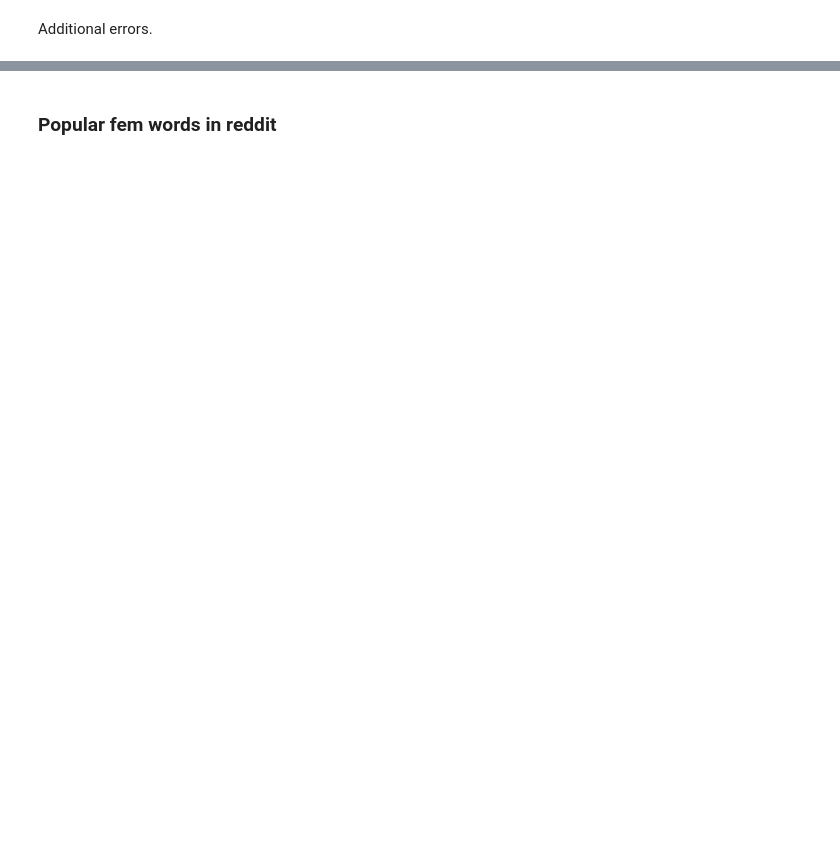
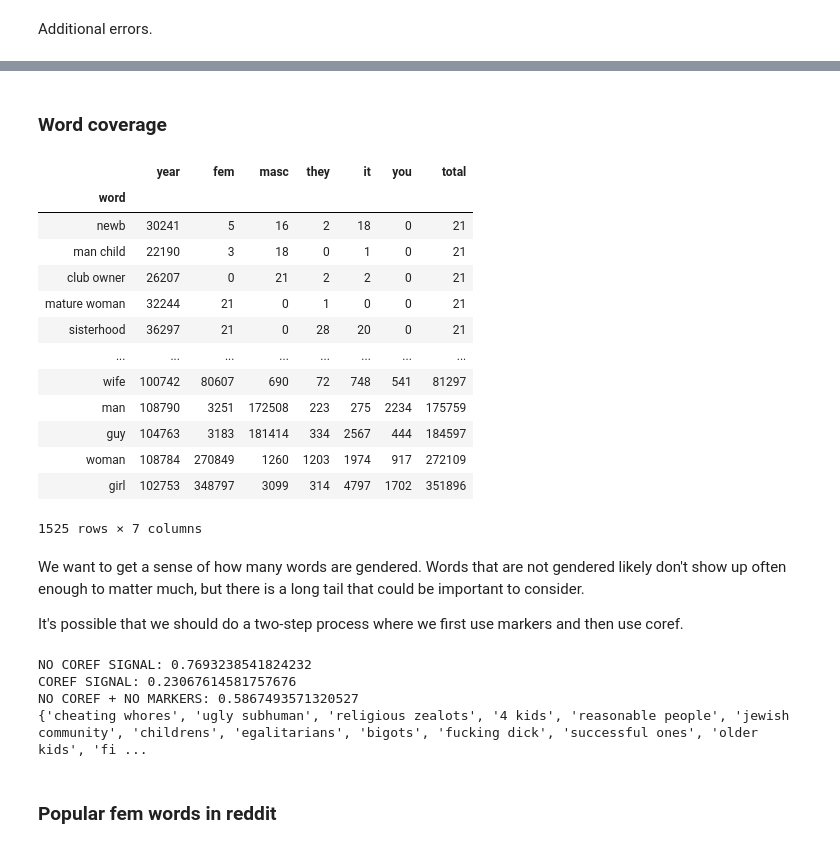
Before and after one commit to lucy3/context_semantic_axes, a Jupyter notebook: code/coref_viz.ipynb, the cells around one changed output, grey strips where cells are left out. Cells and saved outputs as stored; diff of their text form; code cells hidden in the pictures; blank space fills up the shorter version.

```diff
--- a/code/coref_viz.ipynb
+++ b/code/coref_viz.ipynb
@@ -50,3 +63,58 @@ print(sum(df['masc'].to_list()))
+# %% [markdown]
+### Word coverage
+# %%
+totals = df.groupby('word').sum()
+totals['total'] = totals['fem'] + totals['masc']
+totals = totals[totals['total'] > 20]
+totals.sort_values(by=['total'])
+# %% [output]
+|  | year | fem | masc | they | it | you | total |
+| word |  |  |  |  |  |  |  |
+| newb | 30241 | 5 | 16 | 2 | 18 | 0 | 21 |
+| man child | 22190 | 3 | 18 | 0 | 1 | 0 | 21 |
+| club owner | 26207 | 0 | 21 | 2 | 2 | 0 | 21 |
+| mature woman | 32244 | 21 | 0 | 1 | 0 | 0 | 21 |
+| sisterhood | 36297 | 21 | 0 | 28 | 20 | 0 | 21 |
+| ... | ... | ... | ... | ... | ... | ... | ... |
+| wife | 100742 | 80607 | 690 | 72 | 748 | 541 | 81297 |
+| man | 108790 | 3251 | 172508 | 223 | 275 | 2234 | 175759 |
+| guy | 104763 | 3183 | 181414 | 334 | 2567 | 444 | 184597 |
+| woman | 108784 | 270849 | 1260 | 1203 | 1974 | 917 | 272109 |
+| girl | 102753 | 348797 | 3099 | 314 | 4797 | 1702 | 351896 |
+1525 rows × 7 columns
+# %% [markdown]
+We want to get a sense of how many words are gendered. Words that are not gendered likely don't show up often enough to matter much, but there is a long tail that could be important to consider.
+
+It's possible that we should do a two-step process where we first use markers and then use coref.
+# %%
+solid_labels = totals.index.to_list()
+vocab = load_vocabulary()
+missing = set(vocab) - set(solid_labels)
+print("NO COREF SIGNAL:", len(missing) / len(vocab))
+print("COREF SIGNAL:",len(solid_labels)/ len(vocab))
+# TODO: should probably get a better seed set
+gendered_words = ['female', 'men', 'females', 'women', 'woman',
+                  'man', 'guy', 'guys', 'boy', 'boys', 'girls',
+                  'girl', 'male', 'males', 'mother', 'mothers', 'wife', 'wives',
+                 'father', 'fathers', 'husband', 'husbands', 'dude', 'chicks', 'chick', 'dudes',
+                  'son', 'sons', 'daughter', 'daughters'] # boyfriend, queen, king
+counted = 0
+new_missing = set()
+for w in missing:
+    tokens = w.split()
+    if tokens[-1] in gendered_words:
+        counted += 1
+    elif tokens[0] in gendered_words:
+        counted += 1
+    else:
+        new_missing.add(w)
+print("NO COREF + NO MARKERS:", len(new_missing) / len(vocab))
+print(new_missing)
+# %% [output]
+NO COREF SIGNAL: 0.7693238541824232
+COREF SIGNAL: 0.23067614581757676
+NO COREF + NO MARKERS: 0.5867493571320527
+{'cheating whores', 'ugly subhuman', 'religious zealots', '4 kids', 'reasonable people', 'jewish community', 'childrens', 'egalitarians', 'bigots', 'fucking dick', 'successful ones', 'older kids', 'fi ...
 # %% [markdown]
 ### Popular fem words in reddit
 # %%
```
Also changed, not shown: parts of 51 cells of this notebook, 6 other files.
